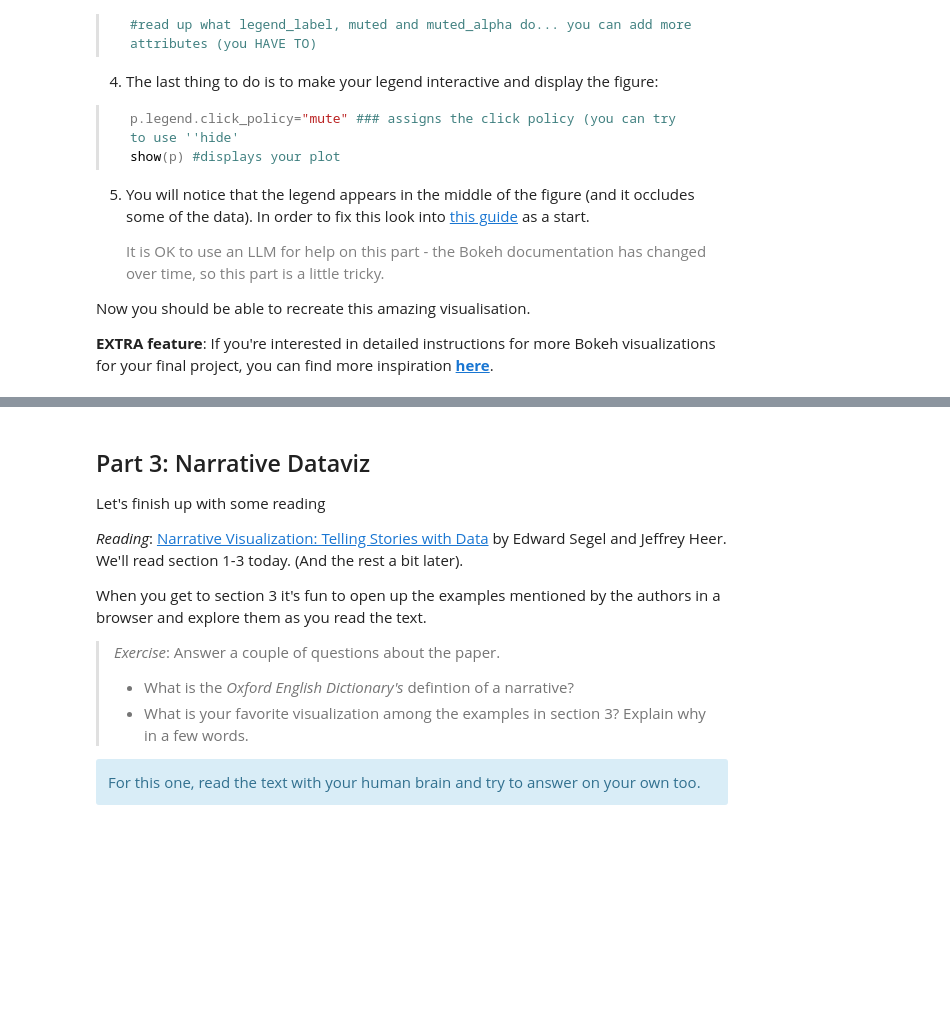
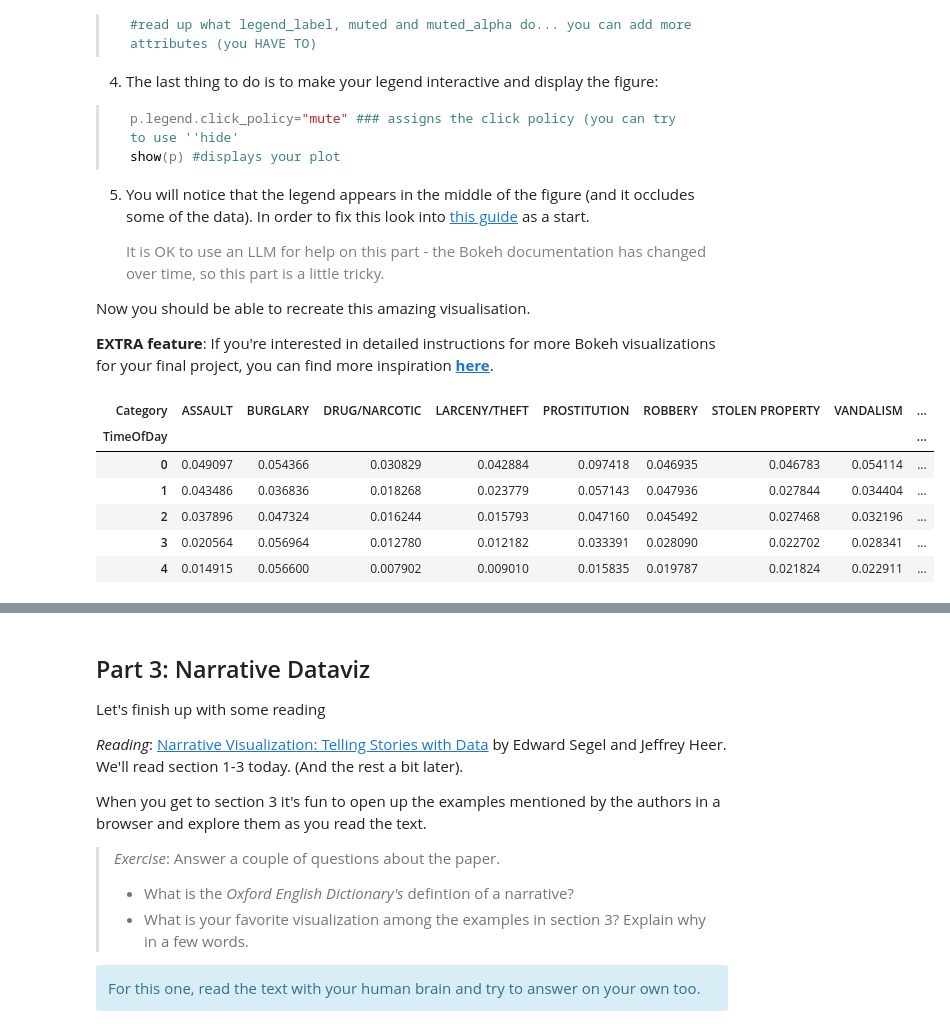
Before and after one commit to rakulmaria/socialdata2025, a Jupyter notebook: lectures/Week6.ipynb, the cells around one changed output, grey strips where cells are left out. Cells and saved outputs as stored; diff of their text form; code cells hidden in the pictures; blank space fills up the shorter version.

```diff
--- a/lectures/Week6.ipynb
+++ b/lectures/Week6.ipynb
@@ -127,0 +151,20 @@ Now you should be able to recreate this amazing visualisation.
+# %%
+df = utils.get_df_focused_crimes()
+df = df[(df['Year'] >= 2014) & (df['Year'] <= 2024)]
+df_grouped = df.groupby(['TimeOfDay', 'Category']).size().unstack()
+# %%
+# Normalize each column (divide by column sum)
+# from chatGPT - really helpful!
+df_normalized = df_grouped.div(df_grouped.sum(), axis=1)
+
+# add hour column for easier access when doing viz
+df_normalized["hour"] = df_normalized.index
+df_normalized.head()
+# %% [output]
+| Category | ASSAULT | BURGLARY | DRUG/NARCOTIC | LARCENY/THEFT | PROSTITUTION | ROBBERY | STOLEN PROPERTY | VANDALISM | ... |
+| TimeOfDay |  |  |  |  |  |  |  |  | ... |
+| 0 | 0.049097 | 0.054366 | 0.030829 | 0.042884 | 0.097418 | 0.046935 | 0.046783 | 0.054114 | ... |
+| 1 | 0.043486 | 0.036836 | 0.018268 | 0.023779 | 0.057143 | 0.047936 | 0.027844 | 0.034404 | ... |
+| 2 | 0.037896 | 0.047324 | 0.016244 | 0.015793 | 0.047160 | 0.045492 | 0.027468 | 0.032196 | ... |
+| 3 | 0.020564 | 0.056964 | 0.012780 | 0.012182 | 0.033391 | 0.028090 | 0.022702 | 0.028341 | ... |
+| 4 | 0.014915 | 0.056600 | 0.007902 | 0.009010 | 0.015835 | 0.019787 | 0.021824 | 0.022911 | ... |
```
Also changed, not shown: parts of 6 cells of this notebook, 3 other files.
